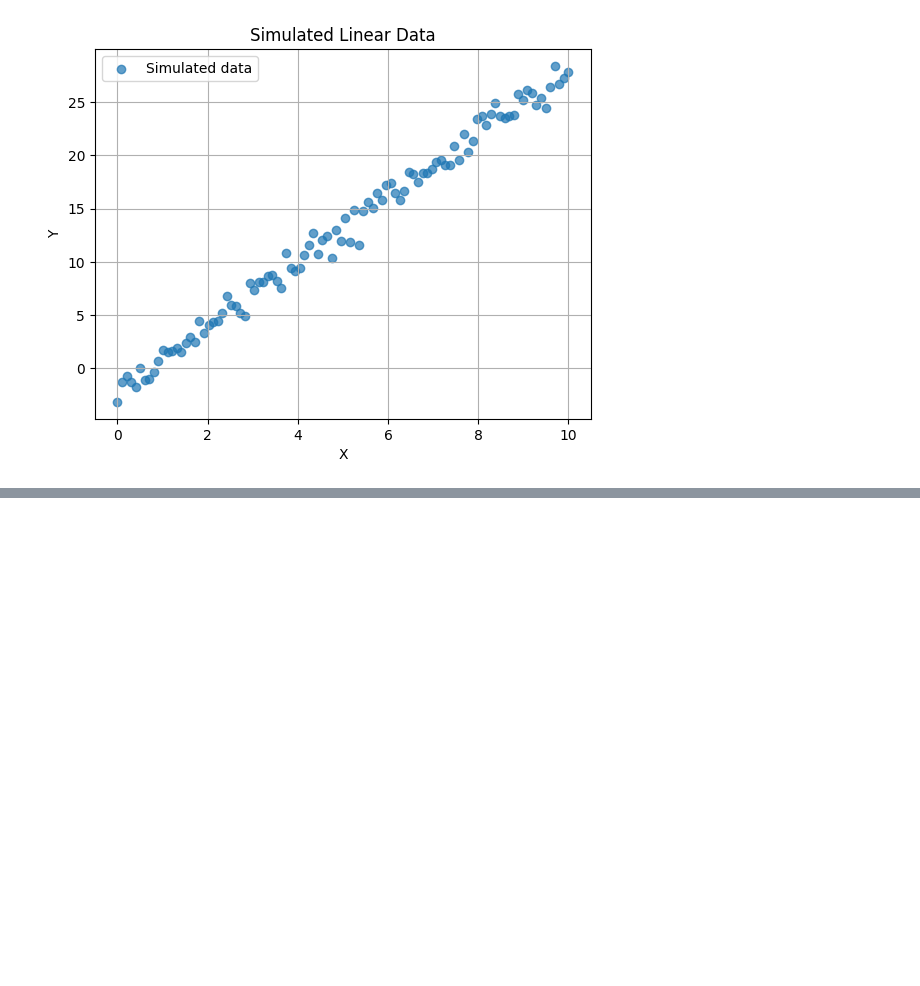
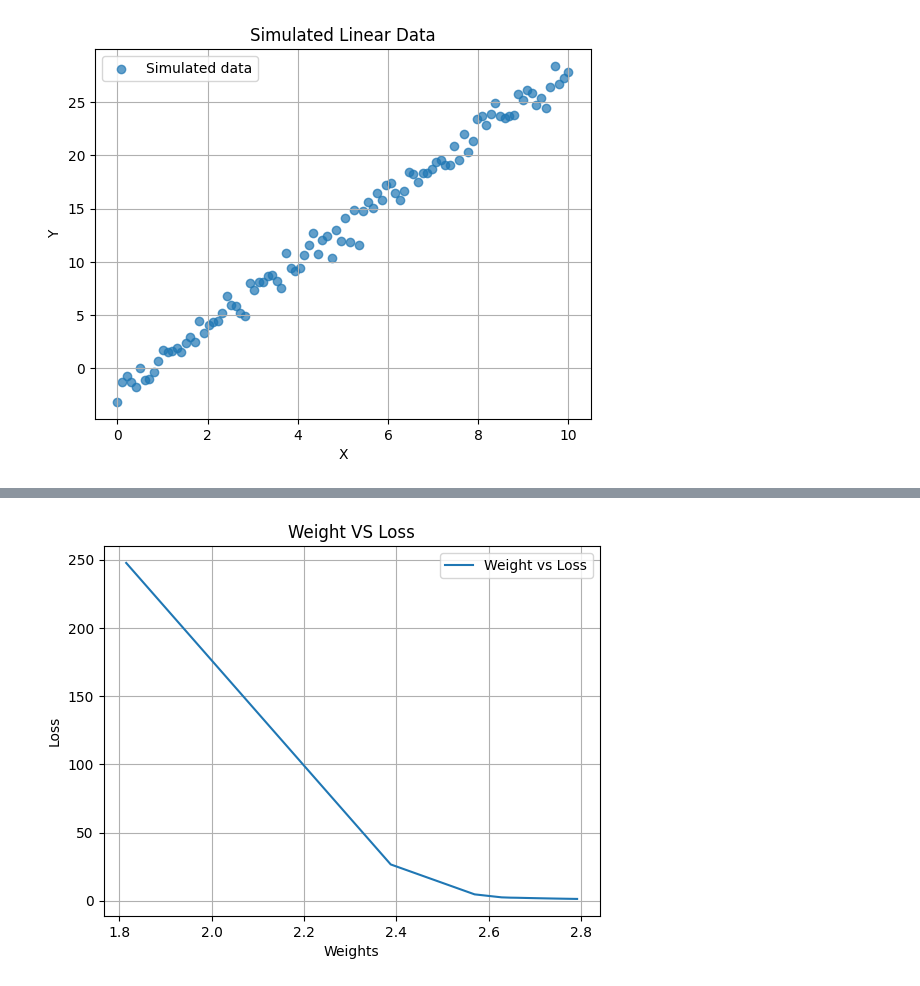
Before and after one commit to sfirdous/MachineLearning, a Jupyter notebook: ML2/LinearModels/linear_regression.ipynb, the cells around one changed output, grey strips where cells are left out. Cells and saved outputs as stored; diff of their text form; code cells hidden in the pictures; blank space fills up the shorter version.

```diff
--- a/ML2/LinearModels/linear_regression.ipynb
+++ b/ML2/LinearModels/linear_regression.ipynb
@@ -44,0 +100,11 @@ os.makedir(frame_dir,exits_ok = True)
+# %%
+plt.figure()
+plt.plot(weights,losses,label = "Weight vs Loss")
+plt.xlabel("Weights")
+plt.ylabel("Loss")
+plt.title('Weight VS Loss')
+plt.grid(True)
+plt.legend()
+plt.show()
+# %% [output]
+[figure, added]
```
Also changed, not shown: parts of 6 cells of this notebook.
